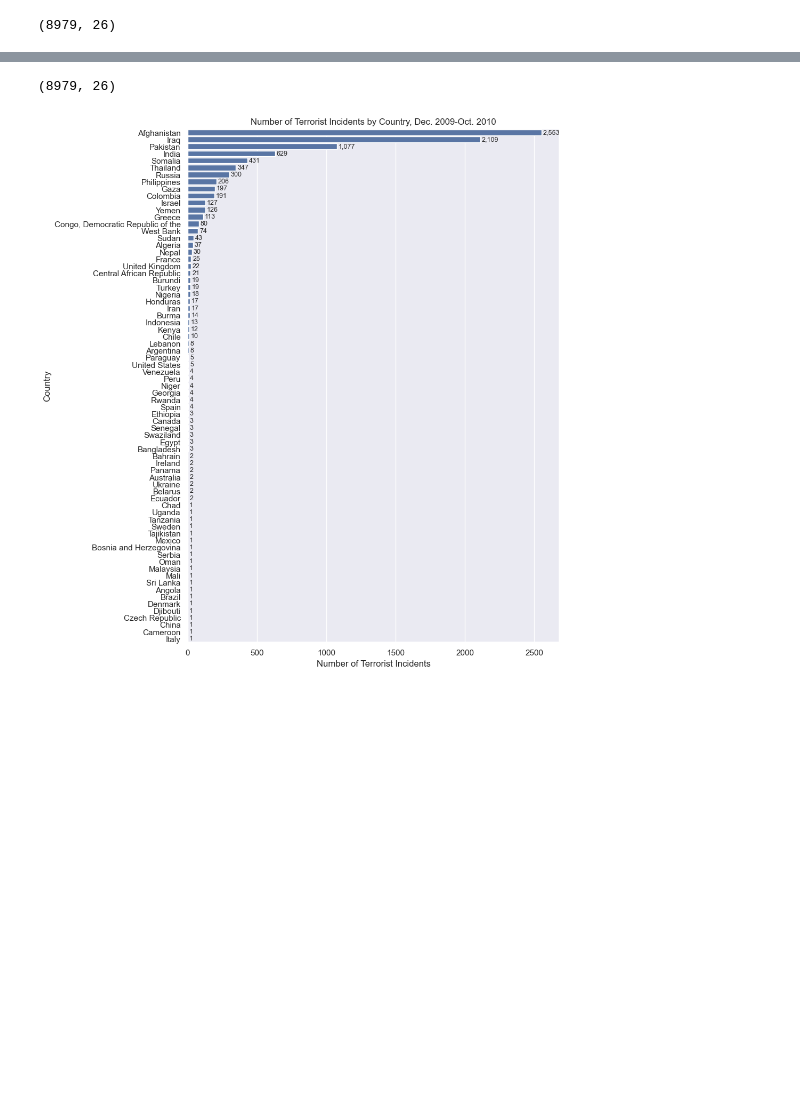
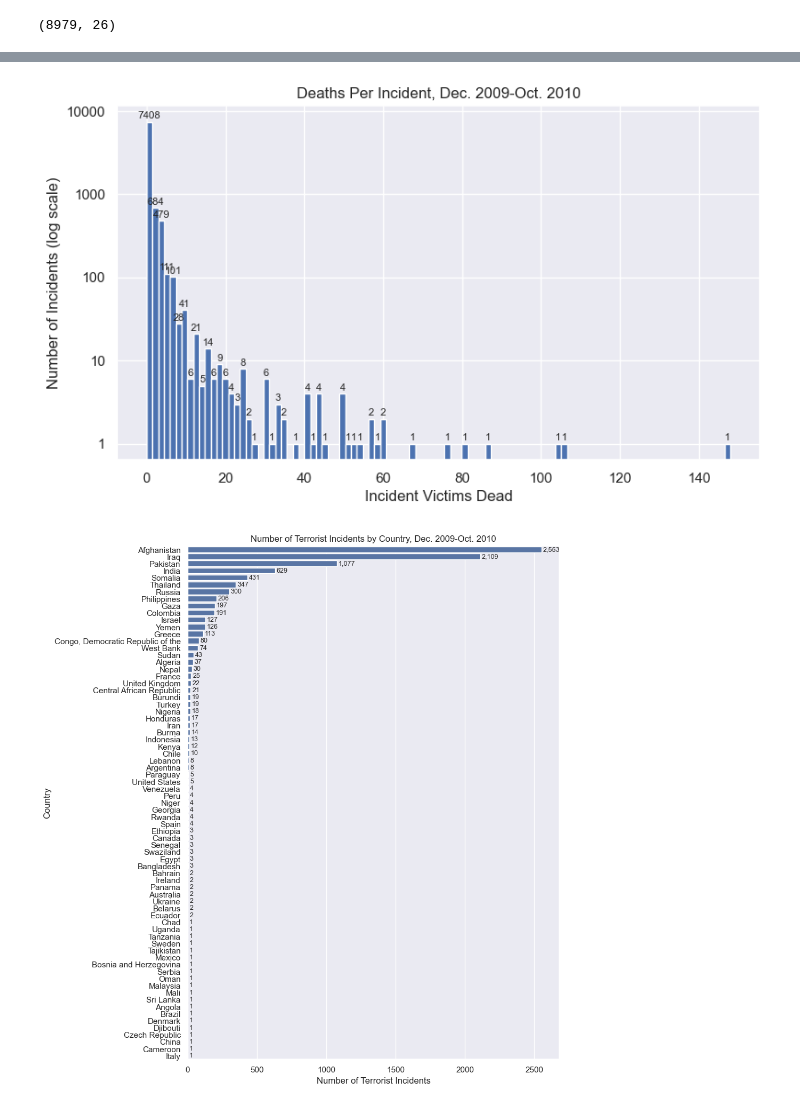
Before and after one commit to johnfkraus/world_terror_incidents_visualizations, a Jupyter notebook: World_Terror_Incident_Visualizations.ipynb, the cells around one changed output, grey strips where cells are left out. Saved outputs shown, nothing was run; the diff lists cells and outputs as text; code cells hidden in the pictures; blank space fills up the shorter version.

Commit message:
added deaths per incident chart

```diff
--- a/World_Terror_Incident_Visualizations.ipynb
+++ b/World_Terror_Incident_Visualizations.ipynb
@@ -79,9 +70,17 @@ Data columns (total 26 columns):
 dtypes: int64(7), object(19)
 memory usage: 1.8+ MB
 # %%
-df.shape
+df['Incident_Victims_Dead'].plot(kind='hist', bins=100, logy=True, xlabel='Incident Victims Dead', ylabel='Number of Incidents (log scale)', figsize=(9,5))
+ax = plt.gca()  # get current axis
+formatter = mticker.FuncFormatter(lambda x, p: str(int(x)))  # convert scientific notation to integers
+ax.set_title('Deaths Per Incident, Dec. 2009-Oct. 2010')
+for container in ax.containers: # Iterate through bar containers
+    ax.bar_label(container, fmt='%.0f', fontsize=8, label_type='edge', padding=1) # Use bar_label for easy annotation
+
+ax.yaxis.set_major_formatter(formatter)
+plt.savefig('death_per_incident.png')
 # %% [output]
-(8979, 26)
+[figure, added]
 # %%
 import seaborn as sns
 # %%
```
Also changed, not shown: parts of 5 cells of this notebook, 1 other file.
